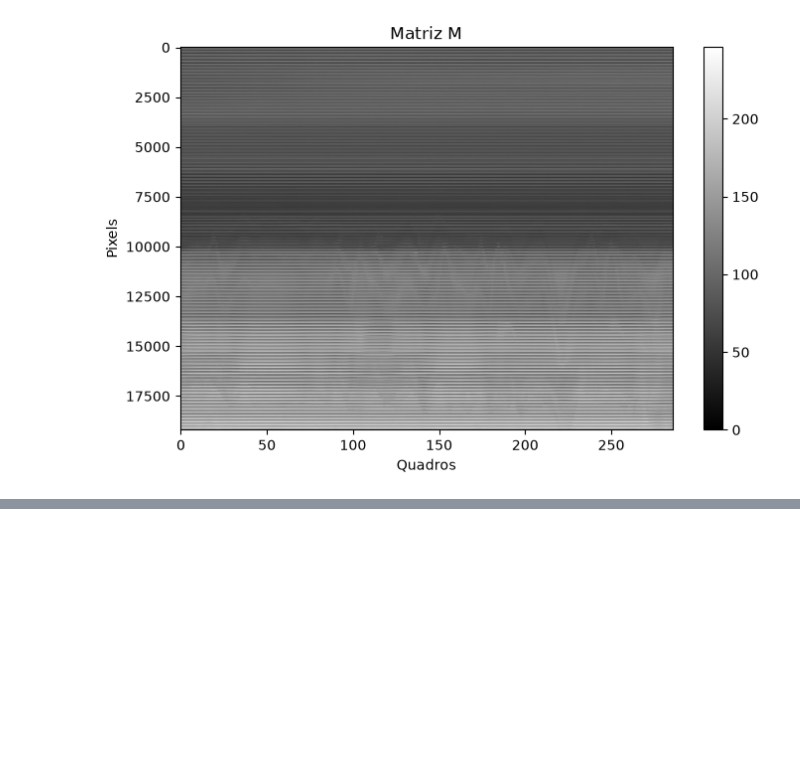
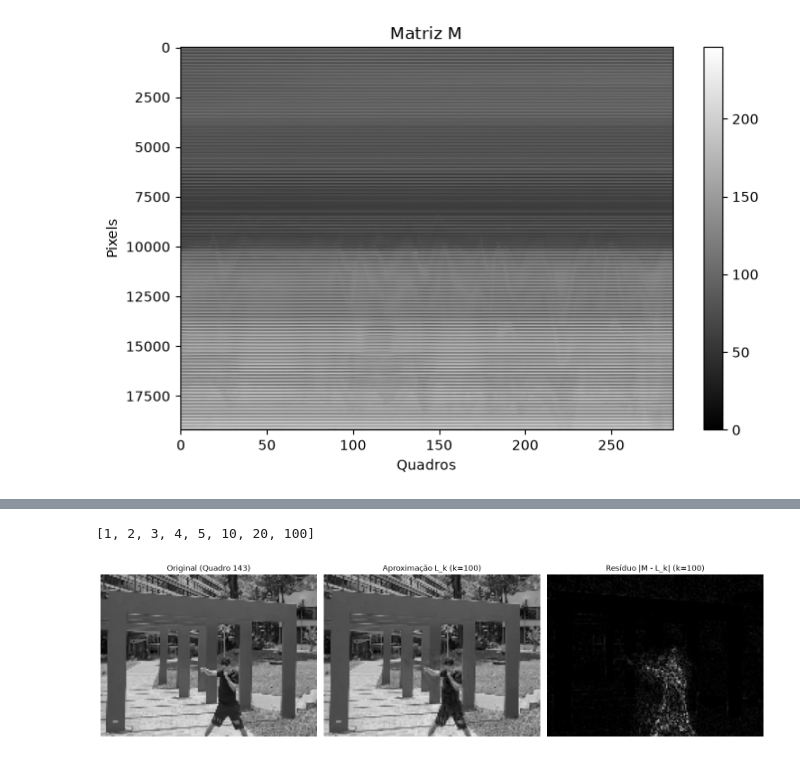
Before and after one commit to bruvanjura/calculo_numerico, a Jupyter notebook: codigo_teste.ipynb, the cells around one changed output, grey strips where cells are left out. Saved outputs shown, nothing was run; the diff lists cells and outputs as text; code cells hidden in the pictures; blank space fills up the shorter version.

Commit message:
Adicionando a parte 3 (Aproximação Lk) - LuisP

```diff
--- a/codigo_teste.ipynb
+++ b/codigo_teste.ipynb
@@ -394,0 +478,31 @@ O tempo de execucao foi de: 0.0068053719999170426
+# %%
+print(valores_k)
+
+# Visualização dos quadros reconstruídos (Lk e do resíduo (M - Lk))
+idx_quadro = M.shape[1] // 2  # Quadro central do vídeo (PRA TESTE)
+k_escolhido = valores_k[0]    # Defina o k que deseja de 0 a 7 (1, 2, 3, 4, 5, 10, 20, 100)
+L_k = aproximacoes[k_escolhido] # influencia no quão bom é o recorte
+
+quadro_original = M[:, idx_quadro].reshape((altura, largura))
+quadro_Lk = np.clip(L_k[:, idx_quadro].reshape((altura, largura)), 0, 255)
+quadro_residuo = np.abs(M[:, idx_quadro] - L_k[:, idx_quadro]).reshape((altura, largura))
+
+fig, axes = plt.subplots(1, 3, figsize=(15, 4))
+
+axes[0].imshow(quadro_original, cmap='gray', vmin=0, vmax=255)
+axes[0].set_title(f"Original (Quadro {idx_quadro})")
+axes[0].axis('off')
+
+axes[1].imshow(quadro_Lk, cmap='gray', vmin=0, vmax=255)
+axes[1].set_title(f"Aproximação L_k (k={k_escolhido})")
+axes[1].axis('off')
+
+axes[2].imshow(quadro_residuo, cmap='gray')
+axes[2].set_title(f"Resíduo |M - L_k| (k={k_escolhido})")
+axes[2].axis('off')
+
+plt.tight_layout()
+plt.show()
+# %% [output]
+[1, 2, 3, 4, 5, 10, 20, 100]
+[figure, added]
```
Also changed, not shown: parts of 3 cells of this notebook.
